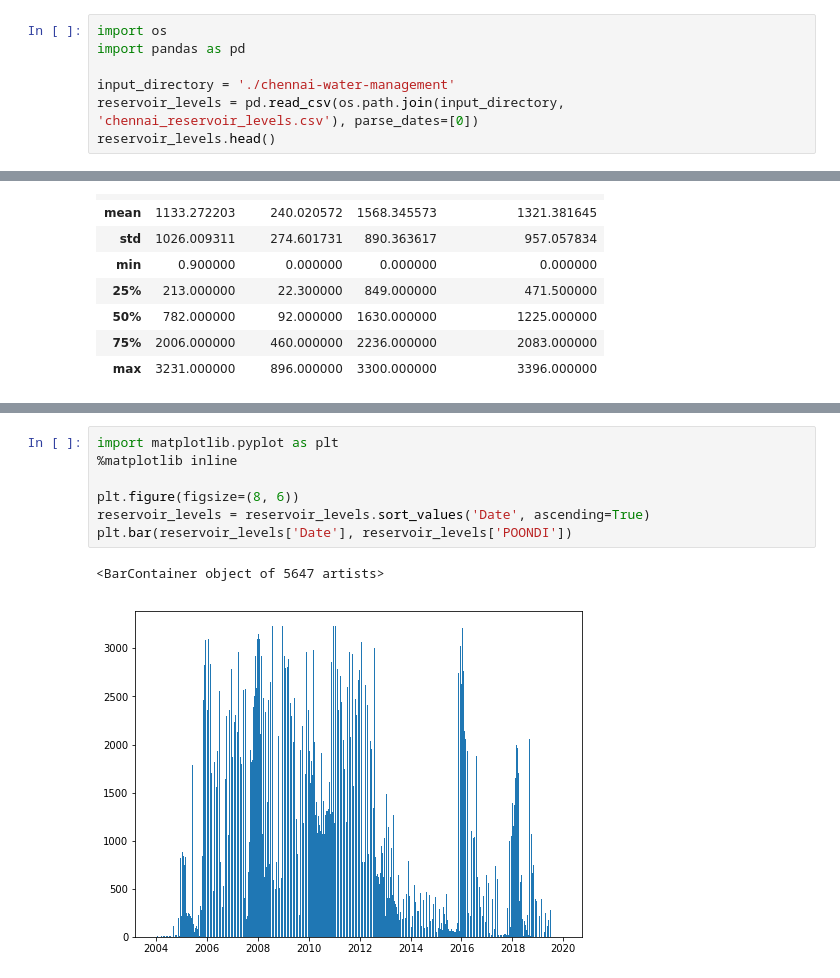
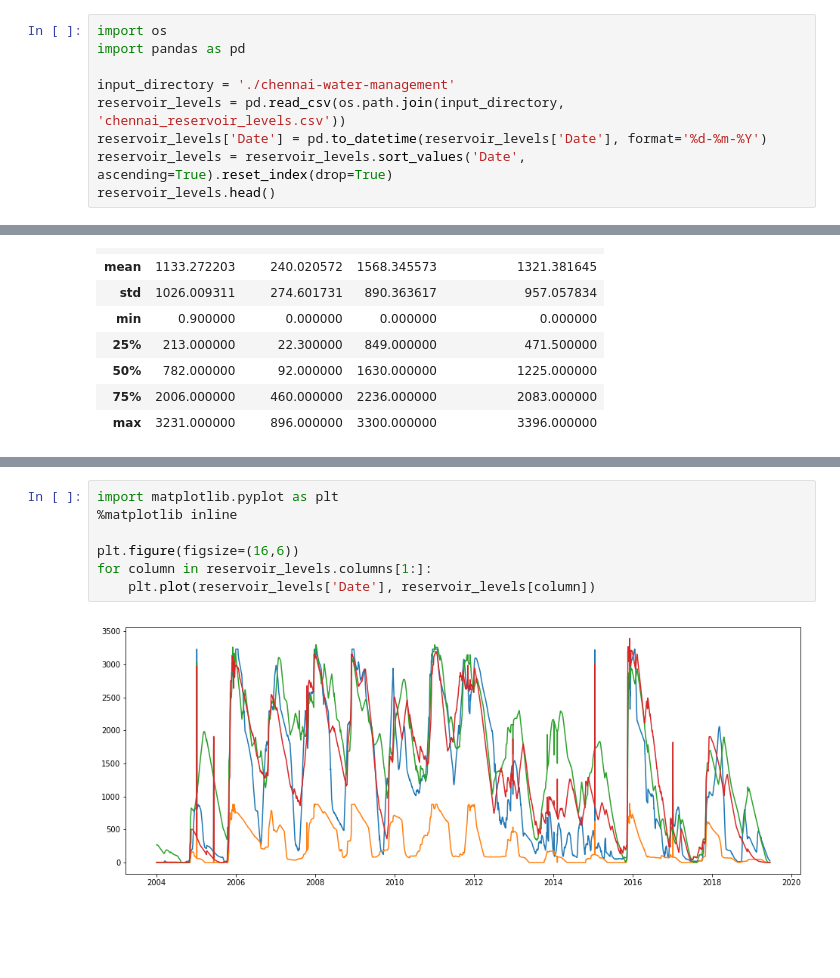
Before and after one commit to marxav0319/Chennai_Water_Management_NB, a Jupyter notebook: Chennai Water Management Exploratory Analysis.ipynb, the cells around one changed output, grey strips where cells are left out. Saved outputs shown, nothing was run; the diff lists cells and outputs as text; blank space fills up the shorter version.

```diff
--- a/Chennai Water Management Exploratory Analysis.ipynb
+++ b/Chennai Water Management Exploratory Analysis.ipynb
@@ -3,7 +3,9 @@ import os
 import pandas as pd
 
 input_directory = './chennai-water-management'
-reservoir_levels = pd.read_csv(os.path.join(input_directory, 'chennai_reservoir_levels.csv'), parse_dates=[0])
+reservoir_levels = pd.read_csv(os.path.join(input_directory, 'chennai_reservoir_levels.csv'))
+reservoir_levels['Date'] = pd.to_datetime(reservoir_levels['Date'], format='%d-%m-%Y')
+reservoir_levels = reservoir_levels.sort_values('Date', ascending=True).reset_index(drop=True)
 reservoir_levels.head()
 # %% [output]
 |  | Date | POONDI | CHOLAVARAM | REDHILLS | CHEMBARAMBAKKAM |
@@ -34,10 +36,9 @@ Dataset End Date: 2019-12-06 00:00:00
 # %%
 import matplotlib.pyplot as plt
 %matplotlib inline
 
-plt.figure(figsize=(8, 6))
-reservoir_levels = reservoir_levels.sort_values('Date', ascending=True)
-plt.bar(reservoir_levels['Date'], reservoir_levels['POONDI'])
+plt.figure(figsize=(16,6))
+for column in reservoir_levels.columns[1:]:
+    plt.plot(reservoir_levels['Date'], reservoir_levels[column])
 # %% [output]
-<BarContainer object of 5647 artists>
-[figure, old version]
+[figure, new version]
```
Also changed, not shown: parts of 2 cells of this notebook.
